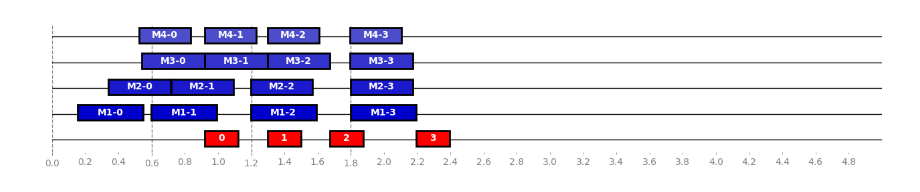
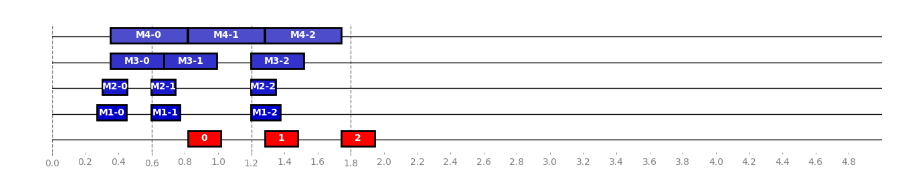
Before and after one commit to yhytoto12/MMsys, a Jupyter notebook: multimodal_dataloader.ipynb, the cells around one changed output. Cells and saved outputs as stored; diff of their text form; code cells hidden in the pictures.

```diff
--- a/multimodal_dataloader.ipynb
+++ b/multimodal_dataloader.ipynb
@@ -104,7 +104,7 @@ def wait_until(end_time):
 # %%
 n_modes = 4
 modes = [f'M{i + 1}' for i in range(n_modes)]
-process_times = { mode : random.random() * 0.5 + 0.1 for mode in modes }
-data_dict = { mode : [f'{mode}-{i}' for i in range(n_modes)] for mode in modes }
+process_times = { mode : random.random() * 0.4 + 0.1 for mode in modes }
+data_dict = { mode : [f'{mode}-{i}' for i in range(16)] for mode in modes }
 intervals = [0.6 * i for i in range(100)]
 # %%
@@ -214,32 +197,32 @@ class MultimodalDataLoaderWrapper:
         self.modes = modes
         self.num_workers = len(modes)
 
     def get_data_loaders(self):
         return zip(*[DataLoader(dataset, num_workers = 1, batch_size = None, prefetch_factor = 1) for dataset in self.datasets])
 
     def __iter__(self):
         for batch_parts in self.get_data_loaders():
             data_dict = {}
             worker_id = {}
             start_dict = {}
             end_dict = {}
             i = 0
             for (data, wid, start, end), mode in zip(batch_parts, self.modes):
                 data_dict[mode] = [data]
                 worker_id[mode] = [wid + i]
                 start_dict[mode] = [start]
                 end_dict[mode] = [end]
                 i += 1
 
             yield data_dict, worker_id, start_dict, end_dict
 
 datasets = [ CustomUnimodalDataset(data_dict[mode], mode, process_times[mode]) for mode in modes ]
 
 loader = MultimodalDataLoaderWrapper(datasets, modes)
 
 zero_time = time.time()
 next_times = [zero_time + i for i in intervals]
 
-plot_multi_timings(loader, n_batches = 4, modes = modes, zero_time = zero_time, max_time = 5.0, intervals = intervals[:4])
+plot_multi_timings(loader, n_batches = 3, modes = modes, zero_time = zero_time, max_time = 5.0, intervals = intervals[:4])
 # %% [output]
-[figure, old version]
+[figure, new version]
```
Also changed, not shown: parts of 1 cell of this notebook, 44 other files.
